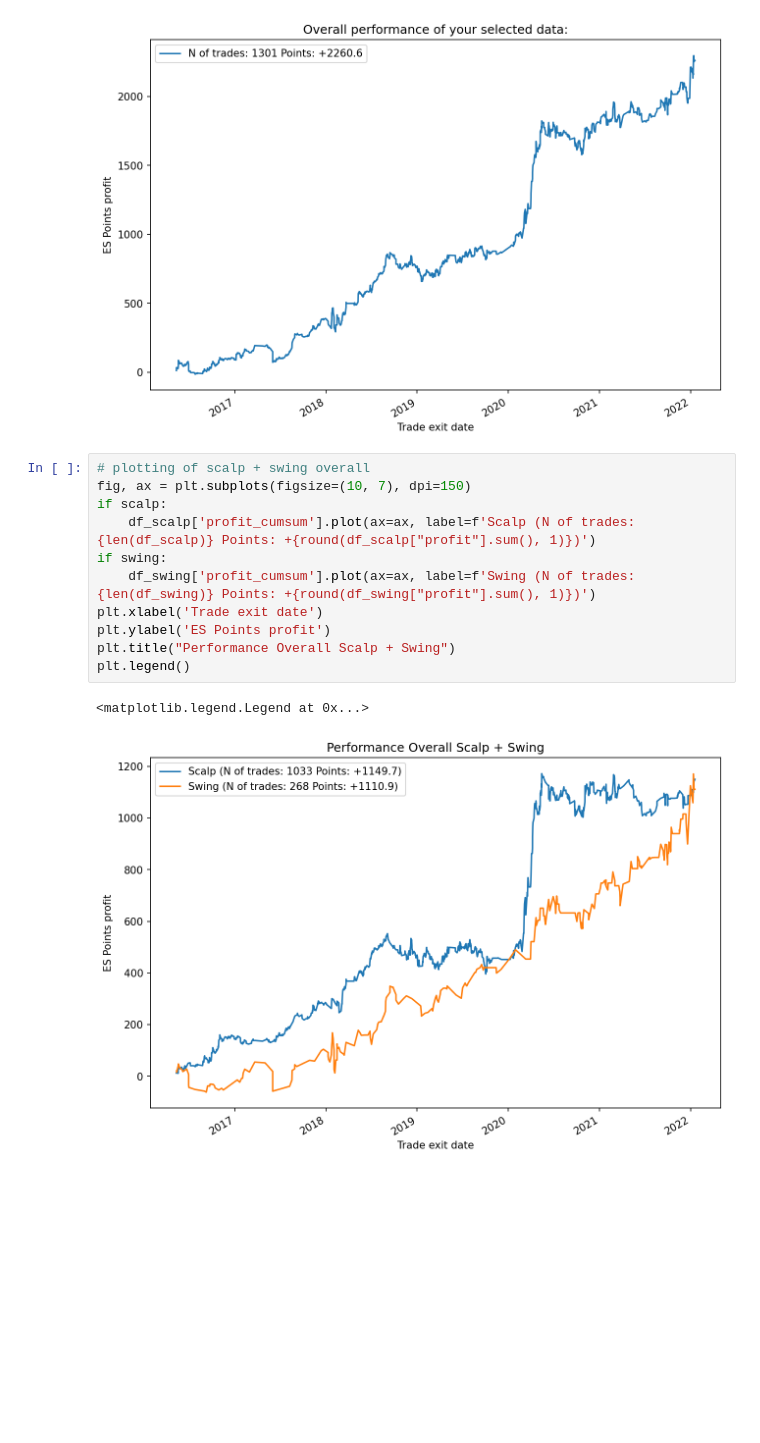
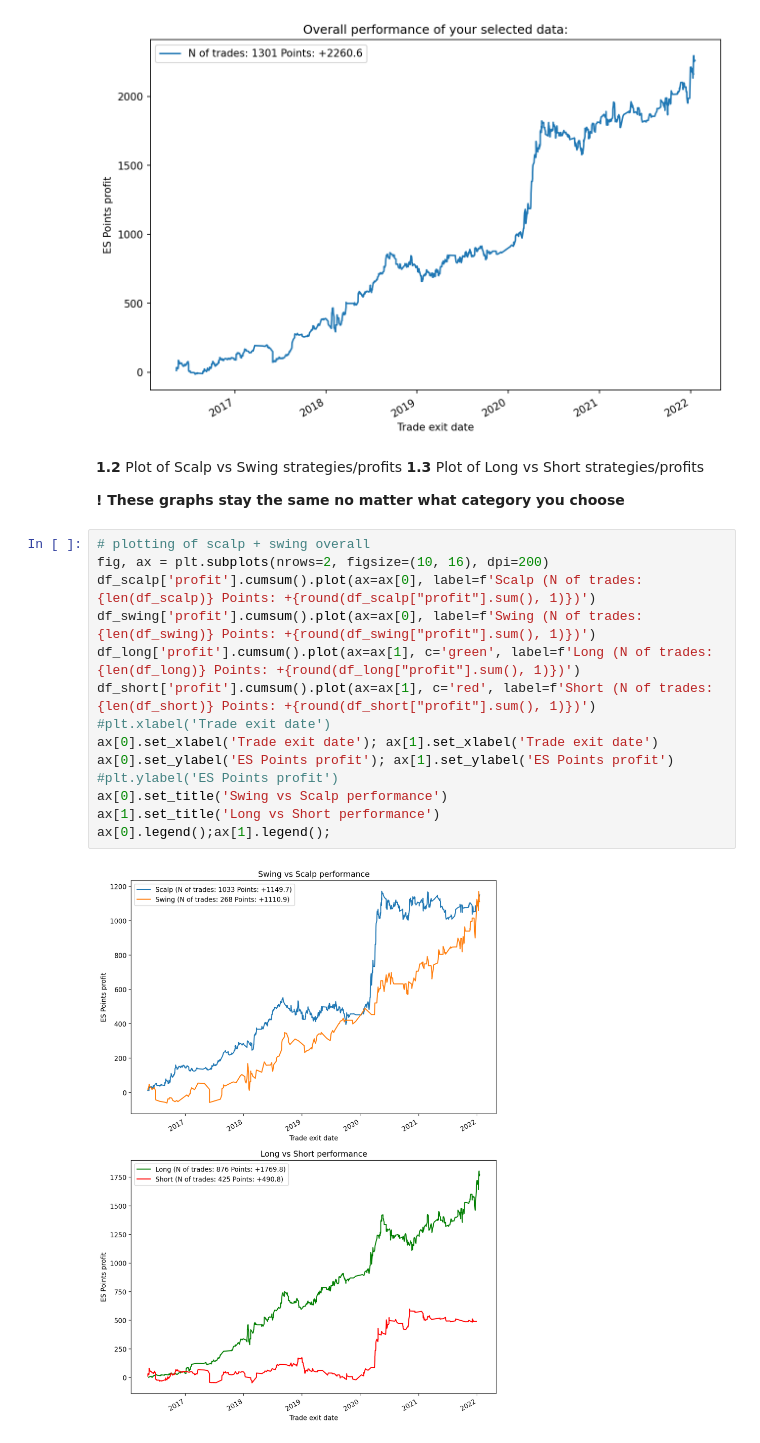
Before and after one commit to finance33/merged_trades_analysis, a Jupyter notebook: merged_trades.ipynb, the cells around one changed output. Saved outputs shown, nothing was run; the diff lists cells and outputs as text; blank space fills up the shorter version.

```diff
--- a/merged_trades.ipynb
+++ b/merged_trades.ipynb
@@ -86,18 +135,24 @@ plt.title("Overall performance of your selected data:")
 plt.legend();
 # %% [output]
 [figure]
+# %% [markdown]
+<p><b>1.2</b> Plot of Scalp vs Swing strategies/profits</br>
+<b>1.3</b> Plot of Long vs Short strategies/profits</br></p>
+<p><b>! These graphs stay the same no matter what category you choose</b></p>
 # %%
 # plotting of scalp + swing overall
-fig, ax = plt.subplots(figsize=(10, 7), dpi=150)
-if scalp:
-    df_scalp['profit_cumsum'].plot(ax=ax, label=f'Scalp (N of trades: {len(df_scalp)} Points: +{round(df_scalp["profit"].sum(), 1)})')
-if swing:
-    df_swing['profit_cumsum'].plot(ax=ax, label=f'Swing (N of trades: {len(df_swing)} Points: +{round(df_swing["profit"].sum(), 1)})')
-plt.xlabel('Trade exit date')
-plt.ylabel('ES Points profit')
-plt.title("Performance Overall Scalp + Swing")
-plt.legend()
+fig, ax = plt.subplots(nrows=2, figsize=(10, 16), dpi=200)
+df_scalp['profit'].cumsum().plot(ax=ax[0], label=f'Scalp (N of trades: {len(df_scalp)} Points: +{round(df_scalp["profit"].sum(), 1)})')
+df_swing['profit'].cumsum().plot(ax=ax[0], label=f'Swing (N of trades: {len(df_swing)} Points: +{round(df_swing["profit"].sum(), 1)})')
+df_long['profit'].cumsum().plot(ax=ax[1], c='green', label=f'Long (N of trades: {len(df_long)} Points: +{round(df_long["profit"].sum(), 1)})')
+df_short['profit'].cumsum().plot(ax=ax[1], c='red', label=f'Short (N of trades: {len(df_short)} Points: +{round(df_short["profit"].sum(), 1)})')
+#plt.xlabel('Trade exit date')
+ax[0].set_xlabel('Trade exit date'); ax[1].set_xlabel('Trade exit date')
+ax[0].set_ylabel('ES Points profit'); ax[1].set_ylabel('ES Points profit')
+#plt.ylabel('ES Points profit')
+ax[0].set_title('Swing vs Scalp performance')
+ax[1].set_title('Long vs Short performance')
+ax[0].legend();ax[1].legend();
 # %% [output]
-<matplotlib.legend.Legend at 0x...>
-[figure, old version]
+[figure, new version]
 # %% [markdown]
```
Also changed, not shown: parts of 31 cells of this notebook.
